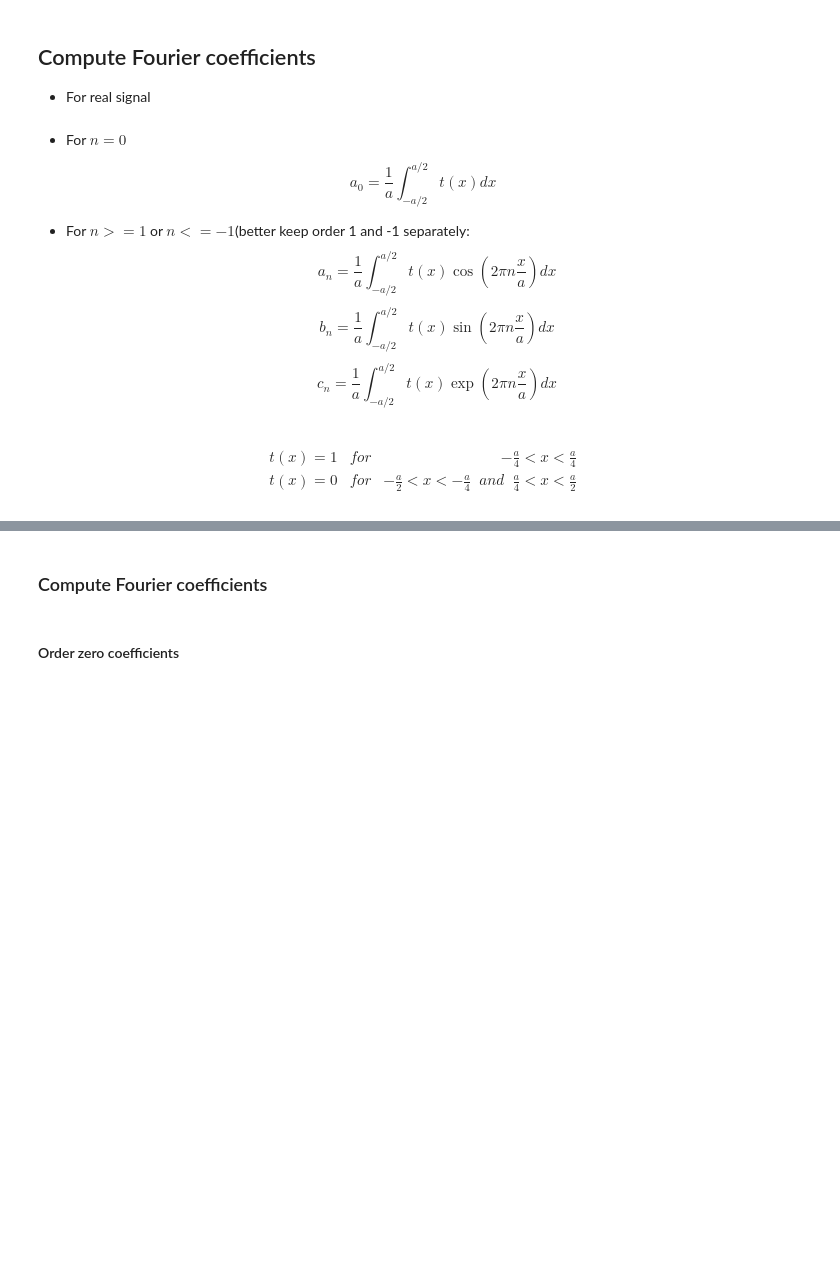
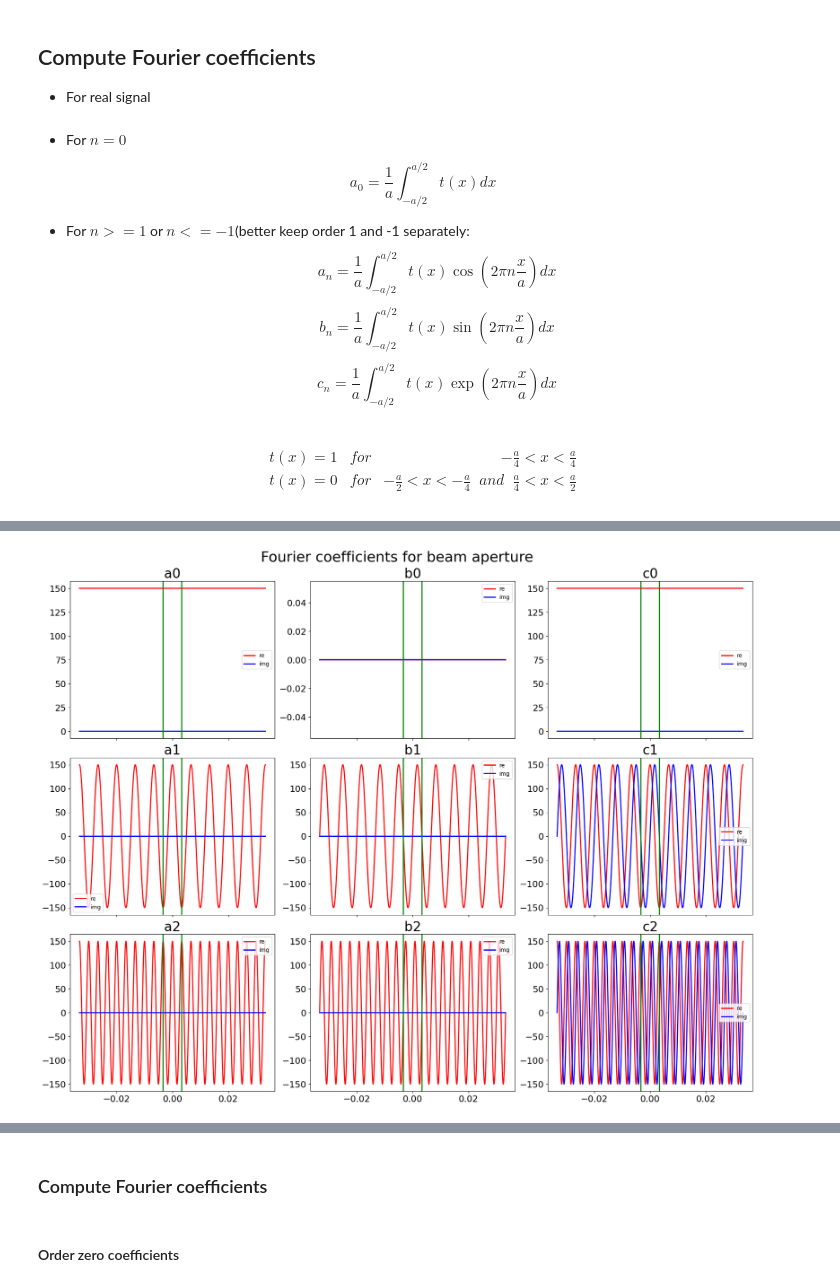
Before and after one commit to sylvielsstfr/AuxtelPSFpoppy, a Jupyter notebook: docs/notebooks/introdiffraction/01_FFT1D_ronchiamplitudepattern.ipynb, the cells around one changed output, grey strips where cells are left out. Drawn from its saved outputs; the diff is of its cells as text; code cells hidden in the pictures; blank space fills up the shorter version.

```diff
--- a/docs/notebooks/introdiffraction/01_FFT1D_ronchiamplitudepattern.ipynb
+++ b/docs/notebooks/introdiffraction/01_FFT1D_ronchiamplitudepattern.ipynb
@@ -657,0 +654,7 @@ def integrand_cn_v2(x, n):
+# %%
+def integrand_an_v0(x, n):
+    return (set_beam_aperture(x,radius = beam_radius_mm)*np.cos(2*np.pi*n*x/a))/a
+def integrand_bn_v0(x, n):
+    return (set_beam_aperture(x,radius = beam_radius_mm)*np.sin(2*np.pi*n*x/a))/a
+def integrand_cn_v0(x, n):
+    return (set_beam_aperture(x,radius = beam_radius_mm)*np.exp(2j*np.pi*n*x/a))/a
@@ -657,0 +672,84 @@ def integrand_cn_v2(x, n):
+# %%
+fig,axs = plt.subplots(3,3,figsize=(18,14),sharex=True,layout="constrained")
+ax1,ax2,ax3,ax4,ax5,ax6,ax7,ax8,ax9 = axs.flatten()
+
+y_a0 = integrand_an_v0(xrange, 0)
+y_b0 = integrand_bn_v0(xrange, 0)
+y_c0 = integrand_cn_v0(xrange, 0)
+
+y_a1 = integrand_an_v0(xrange, 1)
+y_b1 = integrand_bn_v0(xrange, 1)
+y_c1 = integrand_cn_v0(xrange, 1)
+
+y_a2 = integrand_an_v0(xrange, 2)
+y_b2 = integrand_bn_v0(xrange, 2)
+y_c2 = integrand_cn_v0(xrange, 2)
+
+ax1.plot(xrange,y_a0.real,'r-',label="re")
+ax1.plot(xrange,y_a0.imag,'b-',label="img")
+ax1.set_title("a0")
+ax1.axvline(-a/2,color="g")
+ax1.axvline(a/2,color="g")
+ax1.legend()
+
+ax2.plot(xrange,y_b0.real,'r-',label="re")
+ax2.plot(xrange,y_b0.imag,'b-',label="img")
+ax2.set_title("b0")
+ax2.axvline(-a/2,color="g")
+ax2.axvline(a/2,color="g")
+ax2.legend()
+
+ax3.plot(xrange,y_c0.real,'r-',label="re")
+ax3.plot(xrange,y_c0.imag,'b-',label="img")
+ax3.set_title("c0")
+ax3.axvline(-a/2,color="g")
+ax3.axvline(a/2,color="g")
+ax3.legend()
+
+ax4.plot(xrange,y_a1.real,'r-',label="re")
+ax4.plot(xrange,y_a1.imag,'b-',label="img")
+ax4.set_title("a1")
+ax4.axvline(-a/2,color="g")
+ax4.axvline(a/2,color="g")
+ax4.legend()
+
+ax5.plot(xrange,y_b1.real,'r-',label="re")
+ax5.plot(xrange,y_b1.imag,'b-',label="img")
+ax5.set_title("b1")
+ax5.axvline(-a/2,color="g")
+ax5.axvline(a/2,color="g")
+ax5.legend()
+
+ax6.plot(xrange,y_c1.real,'r-',label="re")
+ax6.plot(xrange,y_c1.imag,'b-',label="img")
+ax6.set_title("c1")
+ax6.axvline(-a/2,color="g")
+ax6.axvline(a/2,color="g")
+ax6.legend()
+
+
+ax7.plot(xrange,y_a2.real,'r-',label="re")
+ax7.plot(xrange,y_a2.imag,'b-',label="img")
+ax7.set_title("a2")
+ax7.axvline(-a/2,color="g")
+ax7.axvline(a/2,color="g")
+ax7.legend()
+
+
+ax8.plot(xrange,y_b2.real,'r-',label="re")
+ax8.plot(xrange,y_b2.imag,'b-',label="img")
+ax8.set_title("b2")
+ax8.axvline(-a/2,color="g")
+ax8.axvline(a/2,color="g")
+ax8.legend()
+
+
+ax9.plot(xrange,y_c2.real,'r-',label="re")
+ax9.plot(xrange,y_c2.imag,'b-',label="img")
+ax9.set_title("c2")
+ax9.axvline(-a/2,color="g")
+ax9.axvline(a/2,color="g")
+ax9.legend()
+
+plt.suptitle("Fourier coefficients for beam aperture",fontsize=26)
+# %% [output]
@@ -657,0 +757 @@ def integrand_cn_v2(x, n):
+[figure, added]
```
Also changed, not shown: parts of 36 cells of this notebook, 2 other files.
